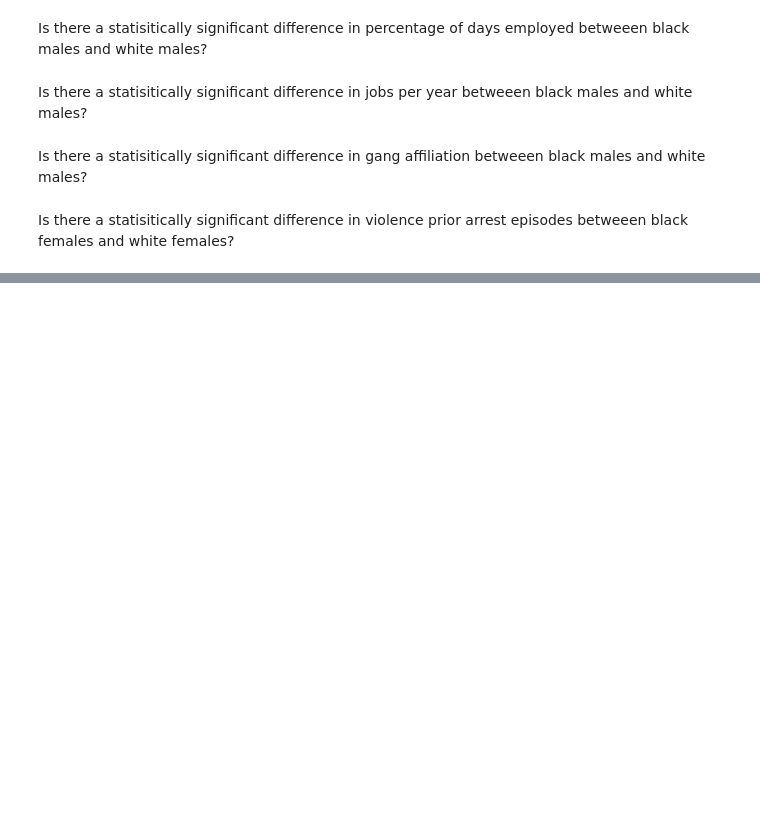
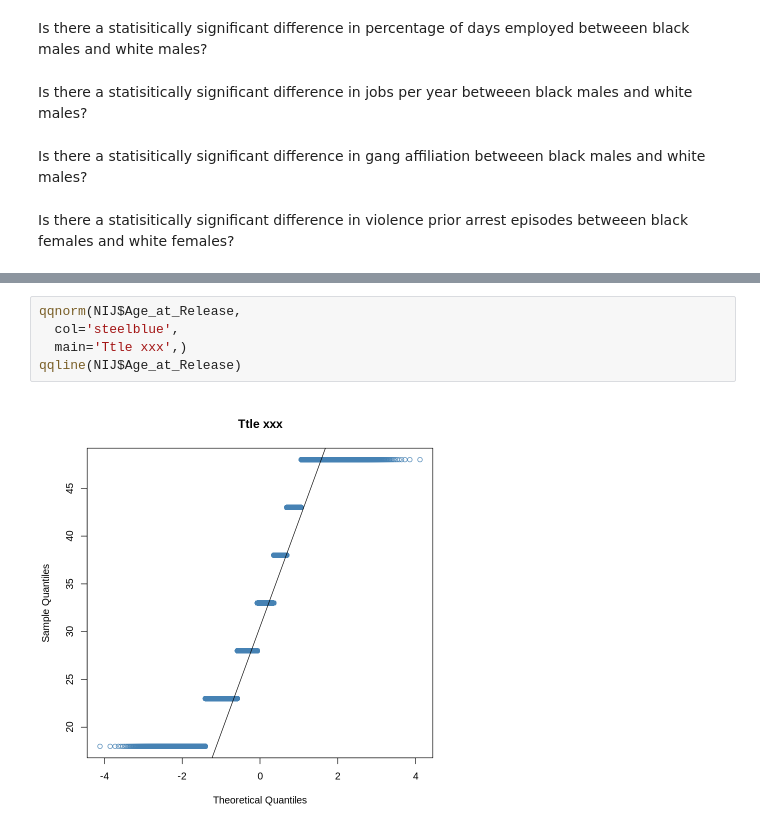
Before and after one commit to feaviolp/msc-project, a Jupyter notebook: NIJ statistics.ipynb, the cells around one changed output, grey strips where cells are left out. Saved outputs shown, nothing was run; the diff lists cells and outputs as text; blank space fills up the shorter version.

```diff
--- a/NIJ statistics.ipynb
+++ b/NIJ statistics.ipynb
@@ -210,0 +426,7 @@ Is there a statisitically significant difference in violence prior arrest episod
+# %%
+qqnorm(NIJ$Age_at_Release,
+  col='steelblue',
+  main='Ttle xxx',)
+qqline(NIJ$Age_at_Release)
+# %% [output]
+[figure, added]
```
Also changed, not shown: parts of 32 cells of this notebook.
